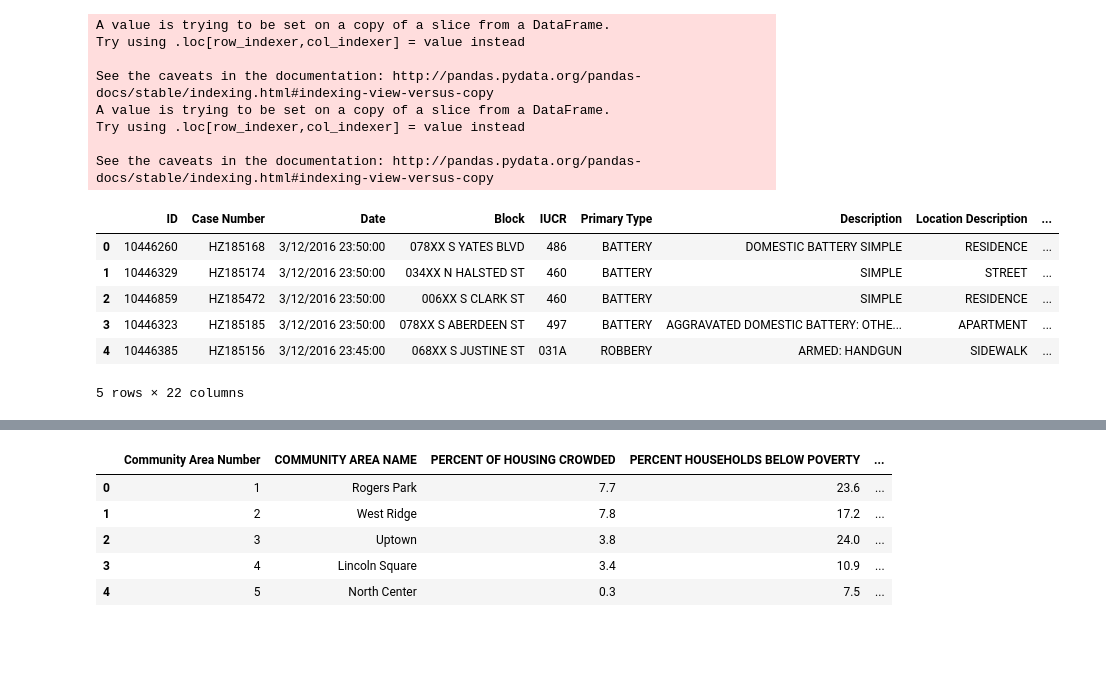
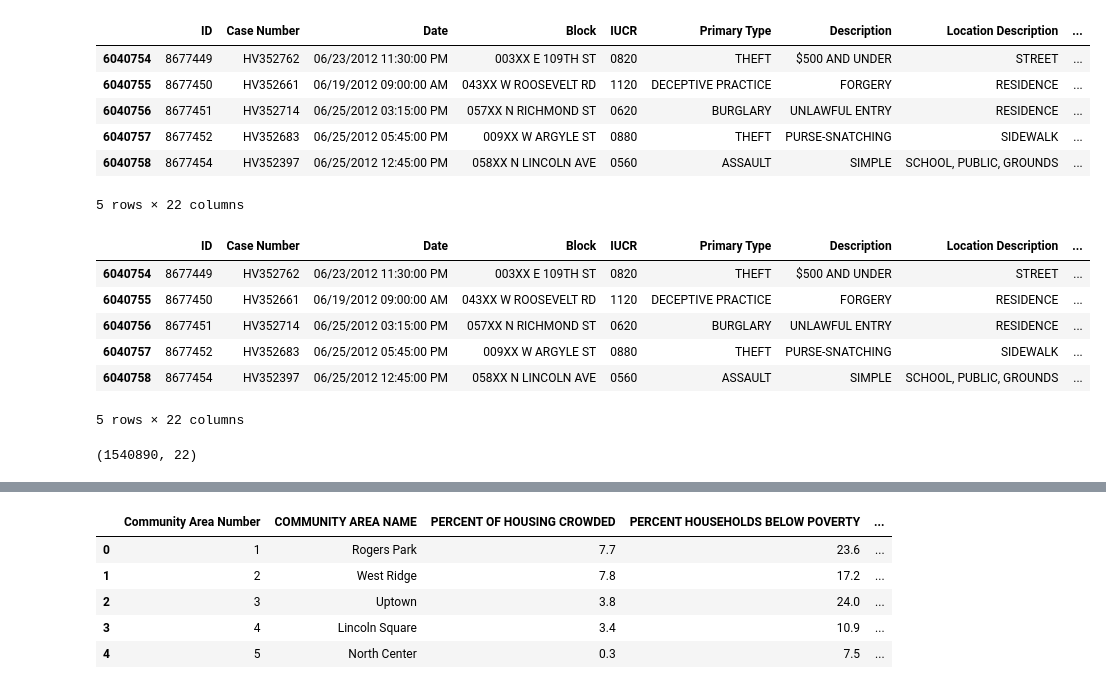
Before and after one commit to crime-analysis/crime_predictions, a Jupyter notebook: per_capita_income.ipynb, the cells around one changed output, grey strips where cells are left out. Cells and saved outputs as stored; diff of their text form; code cells hidden in the pictures; blank space fills up the shorter version.

```diff
--- a/per_capita_income.ipynb
+++ b/per_capita_income.ipynb
@@ -34,23 +34,35 @@ data_types = {
 df = pd.read_csv('crimes.csv')
 
 # get subset of crimes -- with over ~100 entries, the geolocator.geocode() call times out
-crimes_sub  = df[:50]
-crimes_sub['Arrest'] = crimes_sub['Arrest'].astype(int)
-crimes_sub['Domestic'] = crimes_sub['Domestic'].astype(int)
-crimes_sub.head()
+#crimes_sub  = df[:50]
+#crimes_sub['Arrest'] = crimes_sub['Arrest'].astype(int)
+#crimes_sub['Domestic'] = crimes_sub['Domestic'].astype(int)
+#crimes_sub.head()
-# %% [output]
-A value is trying to be set on a copy of a slice from a DataFrame.
-Try using .loc[row_indexer,col_indexer] = value instead
-
-See the caveats in the documentation: http://pandas.pydata.org/pandas-docs/stable/indexing.html#indexing-view-versus-copy
-A value is trying to be set on a copy of a slice from a DataFrame.
-Try using .loc[row_indexer,col_indexer] = value instead
-
-See the caveats in the documentation: http://pandas.pydata.org/pandas-docs/stable/indexing.html#indexing-view-versus-copy
-|  | ID | Case Number | Date | Block | IUCR | Primary Type | Description | Location Description | ... |
-| 0 | 10446260 | HZ185168 | 3/12/2016 23:50:00 | 078XX S YATES BLVD | 486 | BATTERY | DOMESTIC BATTERY SIMPLE | RESIDENCE | ... |
-| 1 | 10446329 | HZ185174 | 3/12/2016 23:50:00 | 034XX N HALSTED ST | 460 | BATTERY | SIMPLE | STREET | ... |
-| 2 | 10446859 | HZ185472 | 3/12/2016 23:50:00 | 006XX S CLARK ST | 460 | BATTERY | SIMPLE | RESIDENCE | ... |
-| 3 | 10446323 | HZ185185 | 3/12/2016 23:50:00 | 078XX S ABERDEEN ST | 497 | BATTERY | AGGRAVATED DOMESTIC BATTERY: OTHE... | APARTMENT | ... |
-| 4 | 10446385 | HZ185156 | 3/12/2016 23:45:00 | 068XX S JUSTINE ST | 031A | ROBBERY | ARMED: HANDGUN | SIDEWALK | ... |
-5 rows × 22 columns
+# %%
+df.sort_values(['Year'], ascending=True)
+df.tail()
+# %% [output]
+|  | ID | Case Number | Date | Block | IUCR | Primary Type | Description | Location Description | ... |
+| 6040754 | 8677449 | HV352762 | 06/23/2012 11:30:00 PM | 003XX E 109TH ST | 0820 | THEFT | $500 AND UNDER | STREET | ... |
+| 6040755 | 8677450 | HV352661 | 06/19/2012 09:00:00 AM | 043XX W ROOSEVELT RD | 1120 | DECEPTIVE PRACTICE | FORGERY | RESIDENCE | ... |
+| 6040756 | 8677451 | HV352714 | 06/25/2012 03:15:00 PM | 057XX N RICHMOND ST | 0620 | BURGLARY | UNLAWFUL ENTRY | RESIDENCE | ... |
+| 6040757 | 8677452 | HV352683 | 06/25/2012 05:45:00 PM | 009XX W ARGYLE ST | 0880 | THEFT | PURSE-SNATCHING | SIDEWALK | ... |
+| 6040758 | 8677454 | HV352397 | 06/25/2012 12:45:00 PM | 058XX N LINCOLN AVE | 0560 | ASSAULT | SIMPLE | SCHOOL, PUBLIC, GROUNDS | ... |
+5 rows × 22 columns
+# %%
+df.tail()
+# %% [output]
+|  | ID | Case Number | Date | Block | IUCR | Primary Type | Description | Location Description | ... |
+| 6040754 | 8677449 | HV352762 | 06/23/2012 11:30:00 PM | 003XX E 109TH ST | 0820 | THEFT | $500 AND UNDER | STREET | ... |
+| 6040755 | 8677450 | HV352661 | 06/19/2012 09:00:00 AM | 043XX W ROOSEVELT RD | 1120 | DECEPTIVE PRACTICE | FORGERY | RESIDENCE | ... |
+| 6040756 | 8677451 | HV352714 | 06/25/2012 03:15:00 PM | 057XX N RICHMOND ST | 0620 | BURGLARY | UNLAWFUL ENTRY | RESIDENCE | ... |
+| 6040757 | 8677452 | HV352683 | 06/25/2012 05:45:00 PM | 009XX W ARGYLE ST | 0880 | THEFT | PURSE-SNATCHING | SIDEWALK | ... |
+| 6040758 | 8677454 | HV352397 | 06/25/2012 12:45:00 PM | 058XX N LINCOLN AVE | 0560 | ASSAULT | SIMPLE | SCHOOL, PUBLIC, GROUNDS | ... |
+5 rows × 22 columns
+# %%
+# get data from 2008 to 2012
+data08_12 = df[df.Year.isin(range(2008, 2012))]
+data08_12.shape
+#data08_12.to_csv("data08_12")
+# %% [output]
+(1540890, 22)
```
Also changed, not shown: parts of 9 cells of this notebook.
